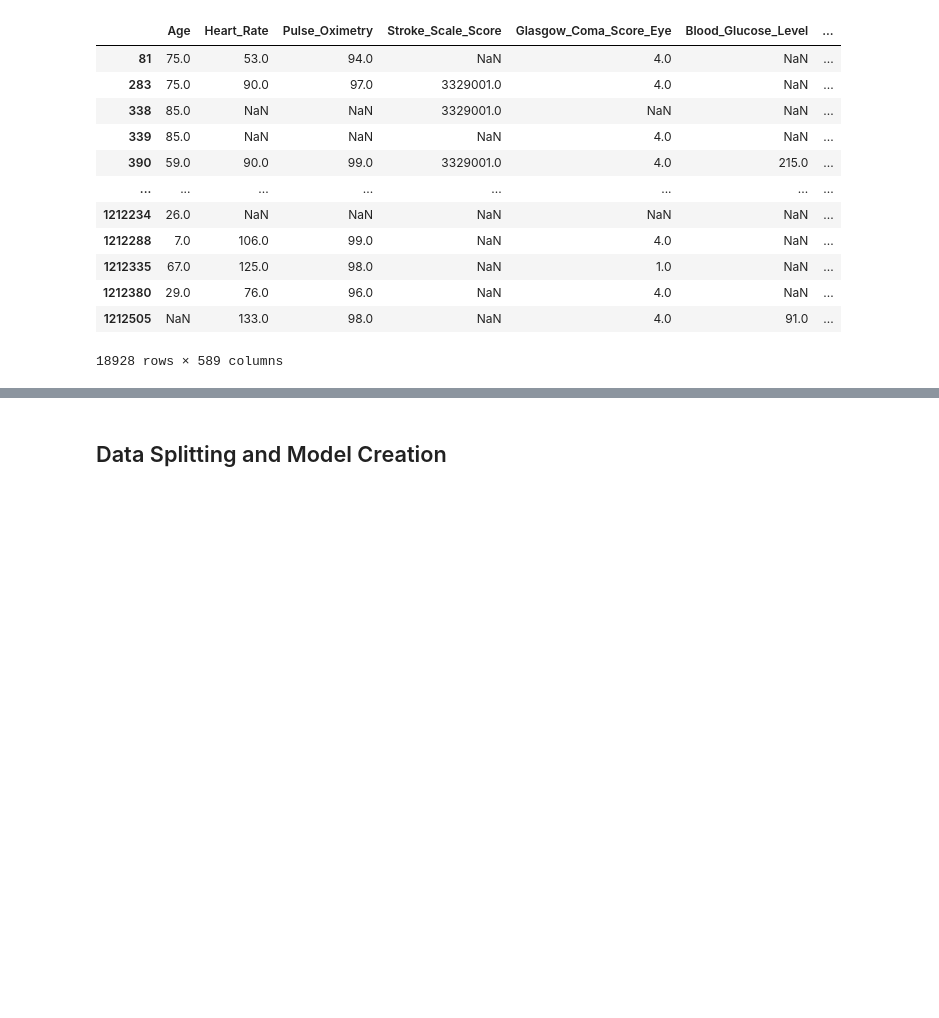
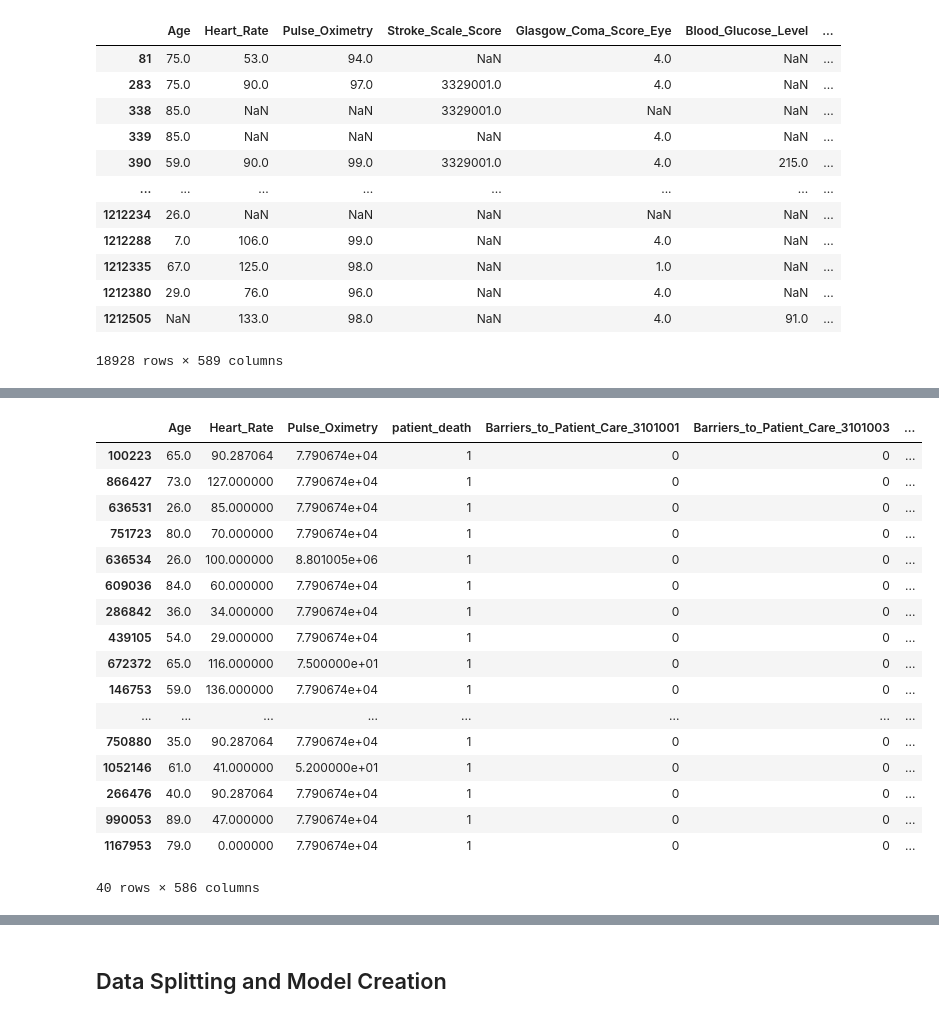
Before and after one commit to josephbajor/CMU_DABP_Project, a Jupyter notebook: ml_eng.ipynb, the cells around one changed output, grey strips where cells are left out. Cells and saved outputs as stored; diff of their text form; code cells hidden in the pictures; blank space fills up the shorter version.

```diff
--- a/ml_eng.ipynb
+++ b/ml_eng.ipynb
@@ -296,10 +300,7 @@ ML_df
 | 1212505 | 8801015 | 7701003 | 133 | 98 | 7701003 | 4 | ... |
 18928 rows × 589 columns
 # %%
-null_like = [
-    7701003,
-    7701001,
-]
+null_like = [7701003, 7701001]
 
 
 def convert_numerical(df_in: pd.DataFrame, collist: list, null_like: list):
@@ -308,15 +309,15 @@ def convert_numerical(df_in: pd.DataFrame, collist: list, null_like: list):
 
     for colname in collist:
         # Remove extra columns
-        if type(df[colname]) != pd.Series:
-            if len(df[colname].columns) > 1:
-                extra_cols = df[colname].columns[1:]
-                df.drop(columns=extra_cols, inplace=True)
+        # if type(df[colname]) != pd.Series:
+        #     if len(df[colname].columns) > 1:
+        #         extra_cols = df[colname].columns[1:]
+        #         df.drop(columns=extra_cols, inplace=True)
 
-        col = df[colname].replace(to_replace=null_like, value=pd.NA)
-        col = pd.to_numeric(col, errors="coerce")
+        for rep in null_like:
+            # col = df[colname].replace(to_replace=rep, value=pd.NA) # This function is buggy in pandas
+            df.loc[(df[colname] == rep), colname] = pd.NA
 
-        df[colname] = col
 
     return df
 
@@ -450,3 +452,25 @@ def fix_na(df: pd.DataFrame, cutoff: float):
 
 
 ML_df = fix_na(df=ML_df, cutoff=0.3)
+# %%
+# Sample of patients who have died in transit
+ML_df.loc[(ML_df['patient_death']==1)].sample(n=40)
+# %% [output]
+|  | Age | Heart_Rate | Pulse_Oximetry | patient_death | Barriers_to_Patient_Care_3101001 | Barriers_to_Patient_Care_3101003 | ... |
+| 100223 | 65.0 | 90.287064 | 7.790674e+04 | 1 | 0 | 0 | ... |
+| 866427 | 73.0 | 127.000000 | 7.790674e+04 | 1 | 0 | 0 | ... |
+| 636531 | 26.0 | 85.000000 | 7.790674e+04 | 1 | 0 | 0 | ... |
+| 751723 | 80.0 | 70.000000 | 7.790674e+04 | 1 | 0 | 0 | ... |
+| 636534 | 26.0 | 100.000000 | 8.801005e+06 | 1 | 0 | 0 | ... |
+| 609036 | 84.0 | 60.000000 | 7.790674e+04 | 1 | 0 | 0 | ... |
+| 286842 | 36.0 | 34.000000 | 7.790674e+04 | 1 | 0 | 0 | ... |
+| 439105 | 54.0 | 29.000000 | 7.790674e+04 | 1 | 0 | 0 | ... |
+| 672372 | 65.0 | 116.000000 | 7.500000e+01 | 1 | 0 | 0 | ... |
+| 146753 | 59.0 | 136.000000 | 7.790674e+04 | 1 | 0 | 0 | ... |
+| ... | ... | ... | ... | ... | ... | ... | ... |
+| 750880 | 35.0 | 90.287064 | 7.790674e+04 | 1 | 0 | 0 | ... |
+| 1052146 | 61.0 | 41.000000 | 5.200000e+01 | 1 | 0 | 0 | ... |
+| 266476 | 40.0 | 90.287064 | 7.790674e+04 | 1 | 0 | 0 | ... |
+| 990053 | 89.0 | 47.000000 | 7.790674e+04 | 1 | 0 | 0 | ... |
+| 1167953 | 79.0 | 0.000000 | 7.790674e+04 | 1 | 0 | 0 | ... |
+40 rows × 586 columns
```
Also changed, not shown: parts of 39 cells of this notebook, 4 other files.
